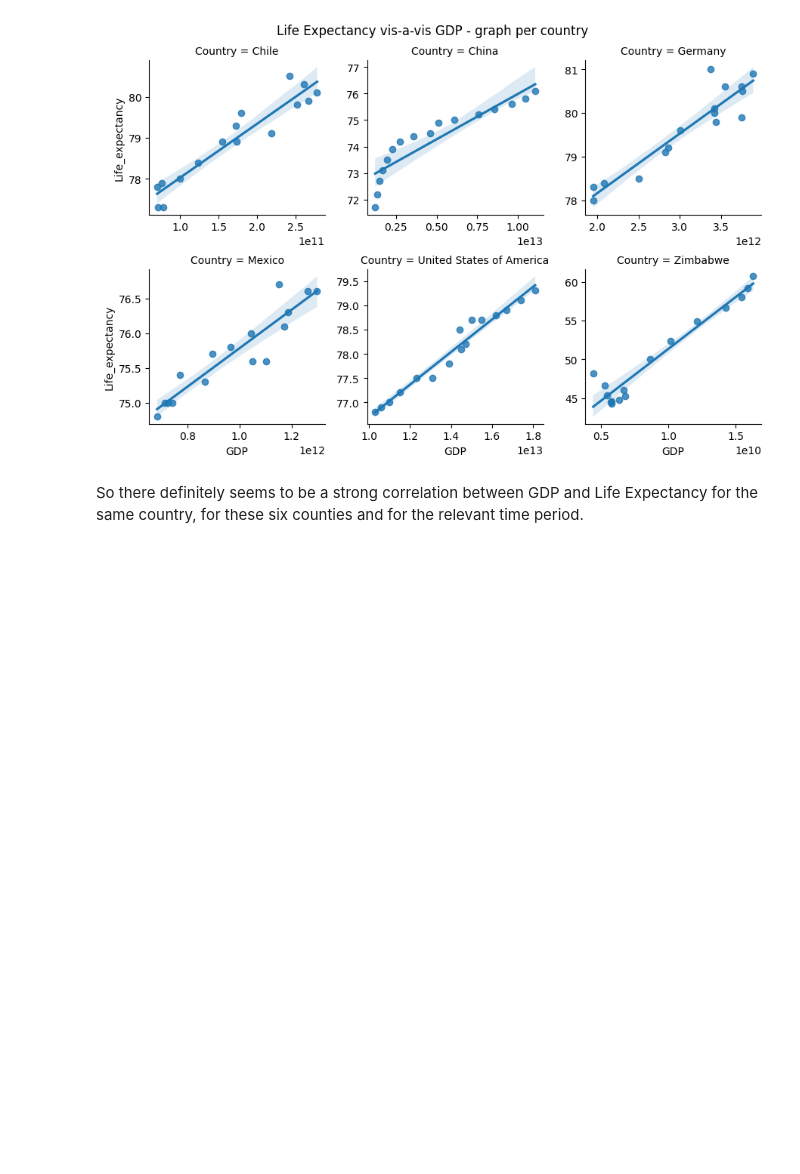
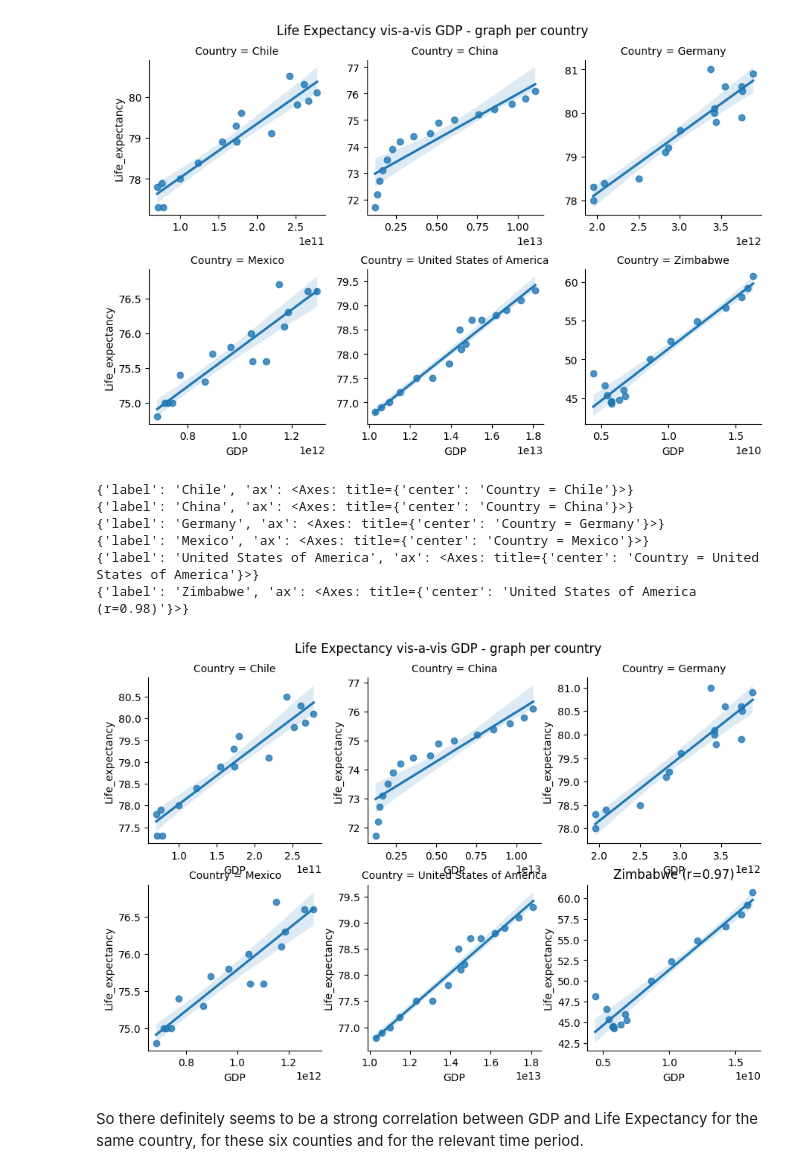
Before and after one commit to ramtob/codecademy-python, a Jupyter notebook: Life-Expectancy-and-GDP-Starter/life_expectancy_gdp.ipynb, the cells around one changed output. Cells and saved outputs as stored; diff of their text form; code cells hidden in the pictures; blank space fills up the shorter version.

Commit message:
Trying to display Pearson correlation (not finished)

```diff
--- a/Life-Expectancy-and-GDP-Starter/life_expectancy_gdp.ipynb
+++ b/Life-Expectancy-and-GDP-Starter/life_expectancy_gdp.ipynb
@@ -162,6 +162,30 @@ plt.suptitle('Life Expectancy vis-a-vis GDP - graph per country')
 plt.show()
 # %% [output]
 [figure]
+# %%
+g = sns.FacetGrid(df_all, col="Country", col_wrap=3, col_order=countries, height=3, sharex=False, sharey=False)
+def plot_with_correlation(data, **kwargs):
+    print(kwargs)
+    sns.regplot(data=data, x='GDP', y='Life_expectancy', **kwargs)
+    # Calculate Pearson correlation
+    corr = data['GDP'].corr(data['Life_expectancy'])
+    # Set the title with the correlation
+    plt.title(f"{label} (r={corr:.2f})")
+# Map the function to the grid
+for ax, label in zip(g.axes.flat, g.col_names):
+    subset = df_all[df_all['Country'] == label]
+    plot_with_correlation(subset, label=label, ax=ax)
+plt.subplots_adjust(top=0.9)
+plt.suptitle('Life Expectancy vis-a-vis GDP - graph per country')
+plt.show()
+# %% [output]
+{'label': 'Chile', 'ax': <Axes: title={'center': 'Country = Chile'}>}
+{'label': 'China', 'ax': <Axes: title={'center': 'Country = China'}>}
+{'label': 'Germany', 'ax': <Axes: title={'center': 'Country = Germany'}>}
+{'label': 'Mexico', 'ax': <Axes: title={'center': 'Country = Mexico'}>}
+{'label': 'United States of America', 'ax': <Axes: title={'center': 'Country = United States of America'}>}
+{'label': 'Zimbabwe', 'ax': <Axes: title={'center': 'United States of America (r=0.98)'}>}
+[figure, added]
 # %% [markdown]
 So there definitely seems to be a strong correlation between GDP and Life Expectancy for the same country, for these six counties and for the relevant time period.
 # %% [markdown]
```
